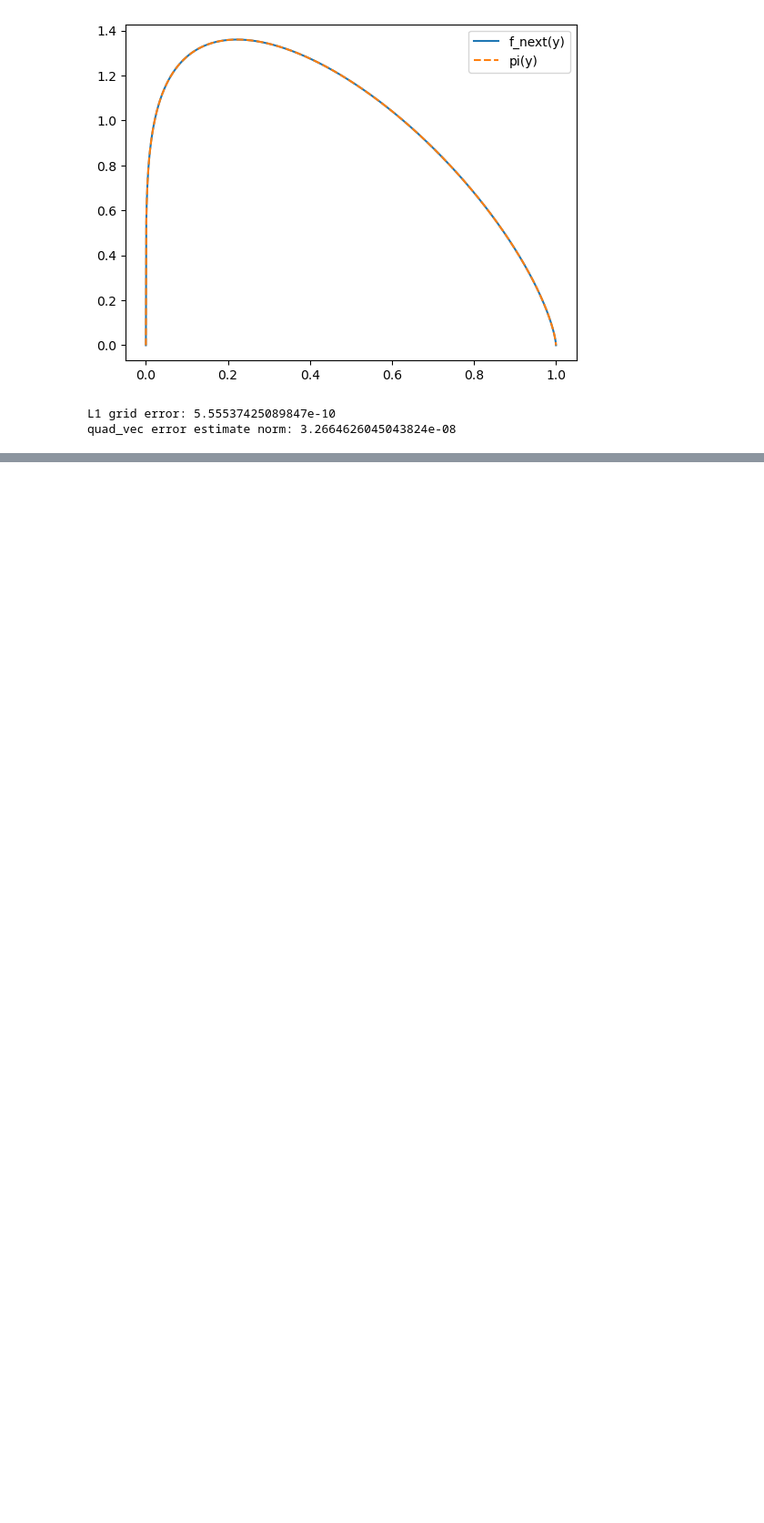
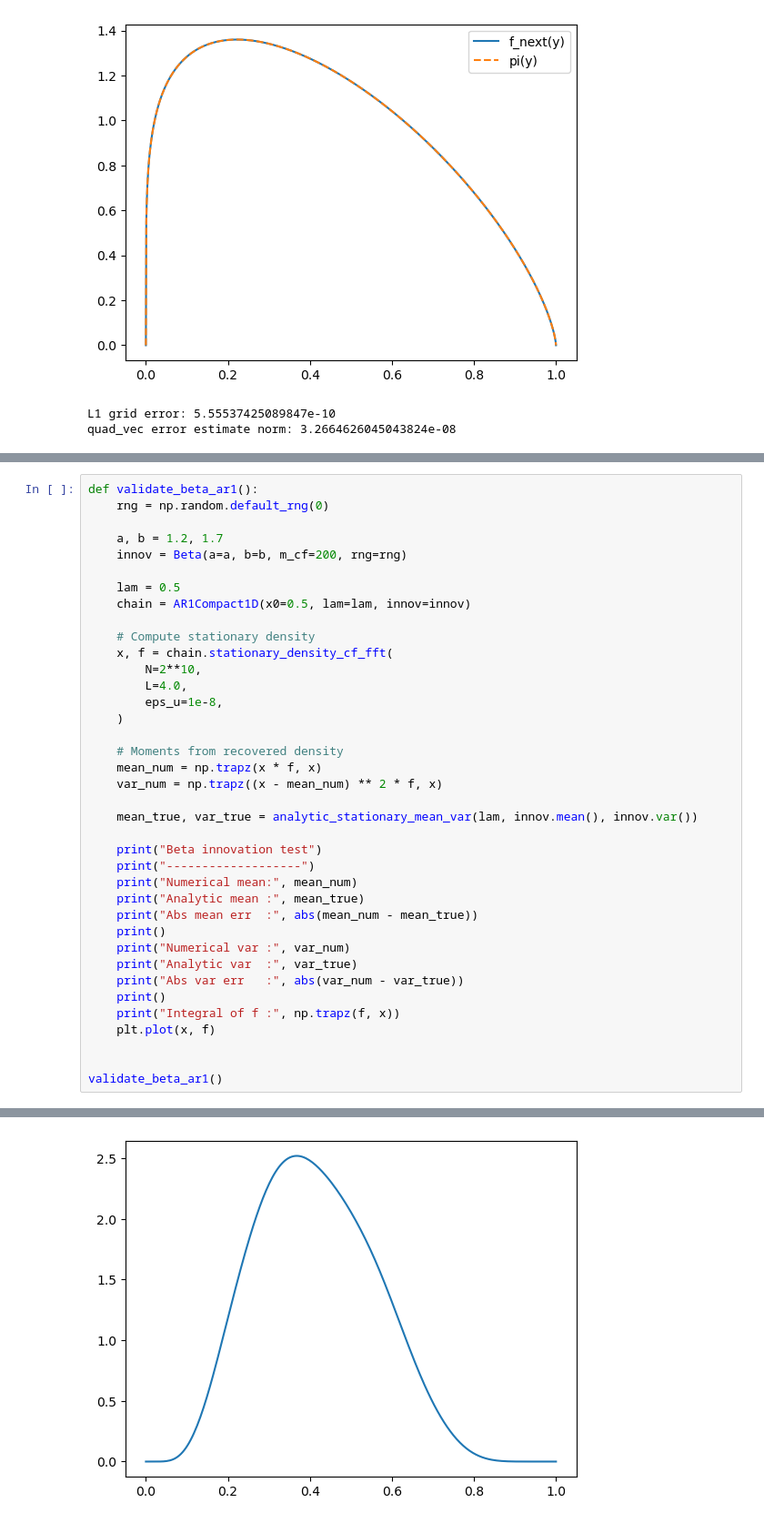
Before and after one commit to skvod03/FiniteMC, a Jupyter notebook: approximations.ipynb, the cells around one changed output, grey strips where cells are left out. Shown at 91% size. Cells and saved outputs as stored; diff of their text form; blank space fills up the shorter version.

```diff
--- a/approximations.ipynb
+++ b/approximations.ipynb
@@ -109,0 +380,39 @@ quad_vec error estimate norm: 3.2664626045043824e-08
+# %%
+def validate_beta_ar1():
+    rng = np.random.default_rng(0)
+
+    a, b = 1.2, 1.7
+    innov = Beta(a=a, b=b, m_cf=200, rng=rng)
+
+    lam = 0.5
+    chain = AR1Compact1D(x0=0.5, lam=lam, innov=innov)
+
+    # Compute stationary density
+    x, f = chain.stationary_density_cf_fft(
+        N=2**10,
+        L=4.0,
+        eps_u=1e-8,
+    )
+
+    # Moments from recovered density
+    mean_num = np.trapz(x * f, x)
+    var_num = np.trapz((x - mean_num) ** 2 * f, x)
+
+    mean_true, var_true = analytic_stationary_mean_var(lam, innov.mean(), innov.var())
+
+    print("Beta innovation test")
+    print("-------------------")
+    print("Numerical mean:", mean_num)
+    print("Analytic mean :", mean_true)
+    print("Abs mean err  :", abs(mean_num - mean_true))
+    print()
+    print("Numerical var :", var_num)
+    print("Analytic var  :", var_true)
+    print("Abs var err   :", abs(var_num - var_true))
+    print()
+    print("Integral of f :", np.trapz(f, x))
+    plt.plot(x, f)
+
+
+validate_beta_ar1()
+# %% [output]
@@ -109,0 +430 @@ quad_vec error estimate norm: 3.2664626045043824e-08
+[figure, added]
```
Also changed, not shown: parts of 6 cells of this notebook, 3 other files.
